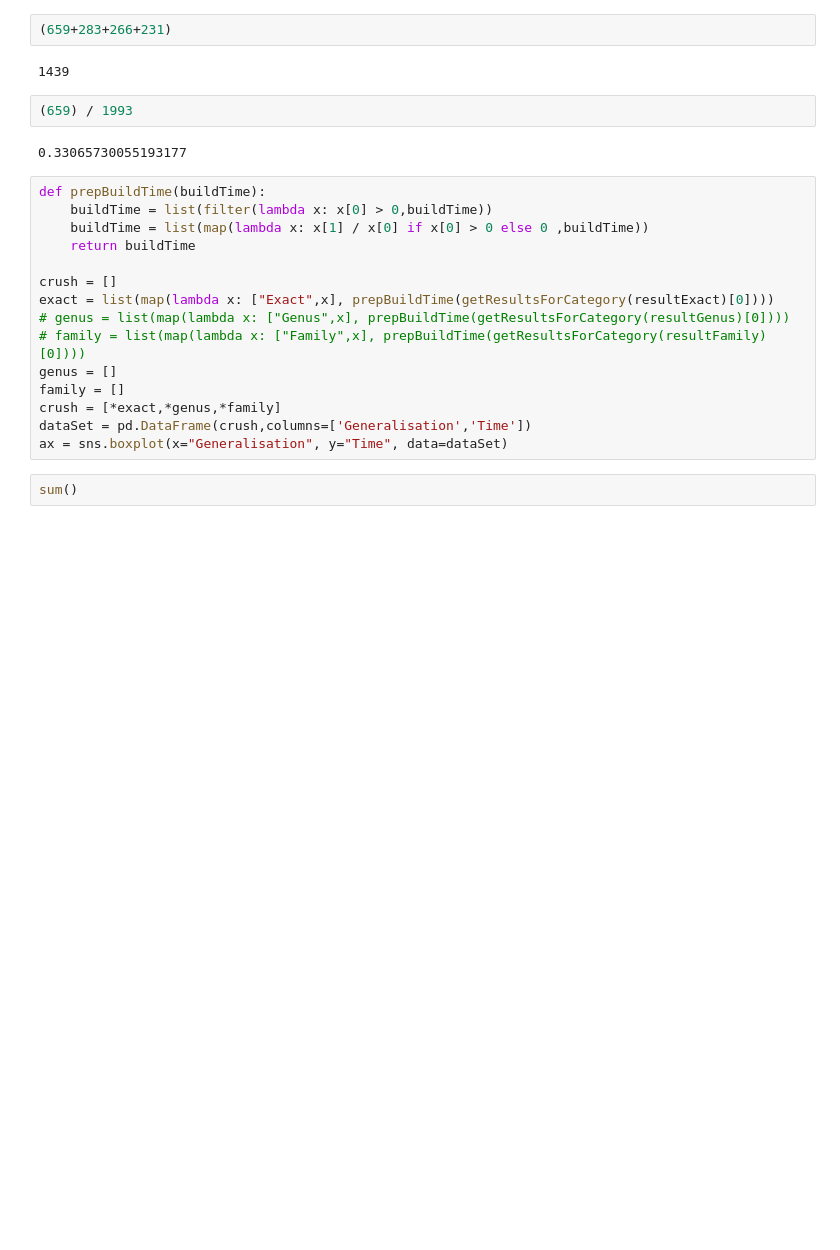
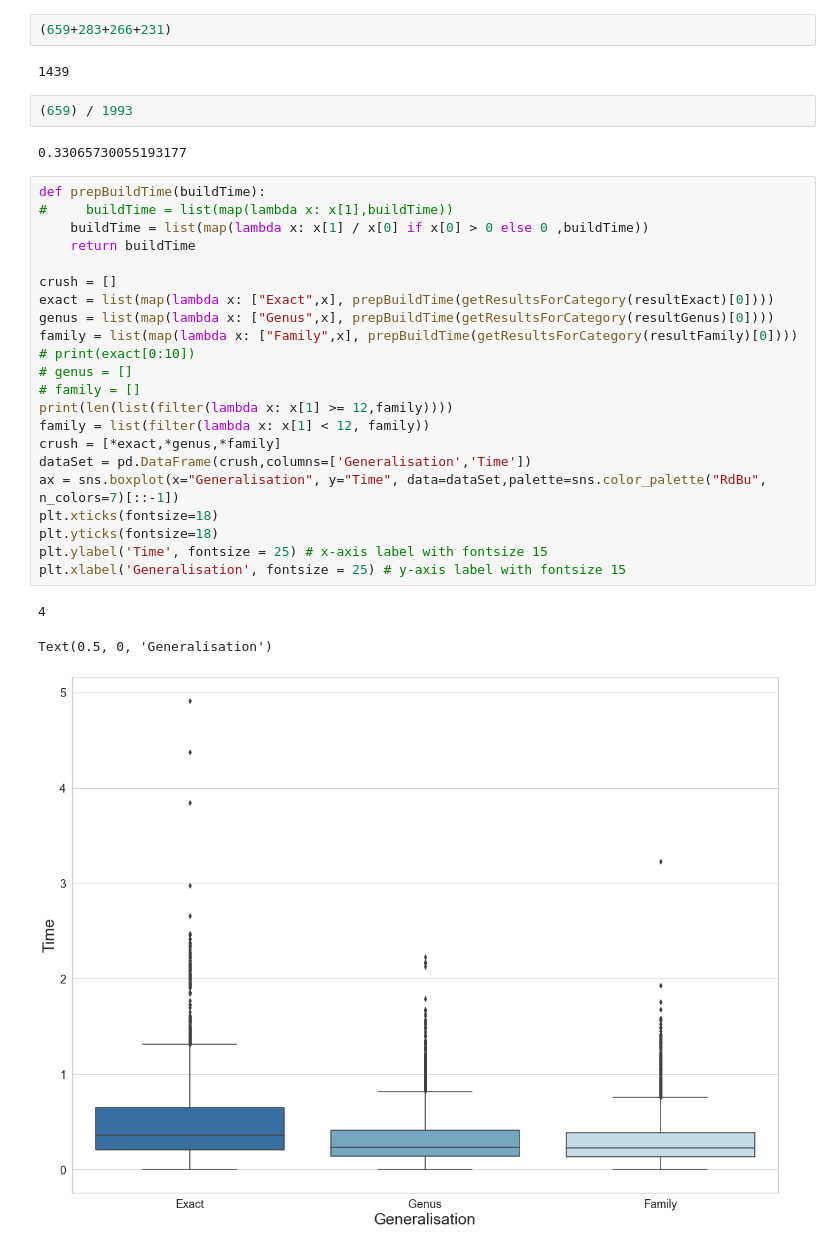
Before and after one commit to Daniel-Davies/MedeinaPublicationTests, a Jupyter notebook: usability.ipynb, the cells around one changed output. Saved outputs shown, nothing was run; the diff lists cells and outputs as text; blank space fills up the shorter version.

```diff
--- a/usability.ipynb
+++ b/usability.ipynb
@@ -142,21 +153,30 @@ crabeater seals
 0.33065730055193177
 # %%
 def prepBuildTime(buildTime):
-    buildTime = list(filter(lambda x: x[0] > 0,buildTime))
+#     buildTime = list(map(lambda x: x[1],buildTime))
     buildTime = list(map(lambda x: x[1] / x[0] if x[0] > 0 else 0 ,buildTime))
     return buildTime
 
 crush = []
 exact = list(map(lambda x: ["Exact",x], prepBuildTime(getResultsForCategory(resultExact)[0])))
-# genus = list(map(lambda x: ["Genus",x], prepBuildTime(getResultsForCategory(resultGenus)[0])))
-# family = list(map(lambda x: ["Family",x], prepBuildTime(getResultsForCategory(resultFamily)[0])))
-genus = []
-family = []
+genus = list(map(lambda x: ["Genus",x], prepBuildTime(getResultsForCategory(resultGenus)[0])))
+family = list(map(lambda x: ["Family",x], prepBuildTime(getResultsForCategory(resultFamily)[0])))
+# print(exact[0:10])
+# genus = []
+# family = []
+print(len(list(filter(lambda x: x[1] >= 12,family))))
+family = list(filter(lambda x: x[1] < 12, family))
 crush = [*exact,*genus,*family]
 dataSet = pd.DataFrame(crush,columns=['Generalisation','Time'])
-ax = sns.boxplot(x="Generalisation", y="Time", data=dataSet)
+ax = sns.boxplot(x="Generalisation", y="Time", data=dataSet,palette=sns.color_palette("RdBu", n_colors=7)[::-1])
+plt.xticks(fontsize=18)
+plt.yticks(fontsize=18)
+plt.ylabel('Time', fontsize = 25) # x-axis label with fontsize 15
+plt.xlabel('Generalisation', fontsize = 25) # y-axis label with fontsize 15
+# %% [output]
+4
+Text(0.5, 0, 'Generalisation')
+[figure, added]
-# %%
-sum()
 # %%
 def calculateSpeciesPerRecord(results):
     generated,real = results
```
Also changed, not shown: parts of 5 cells of this notebook, 11 other files.
